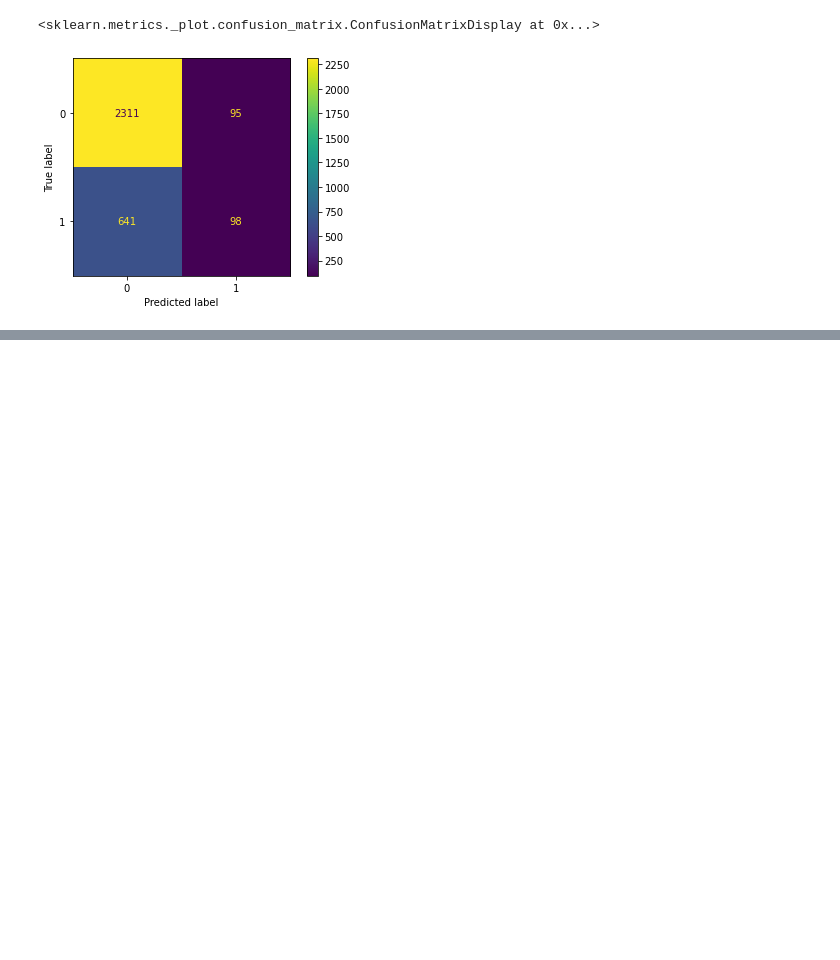
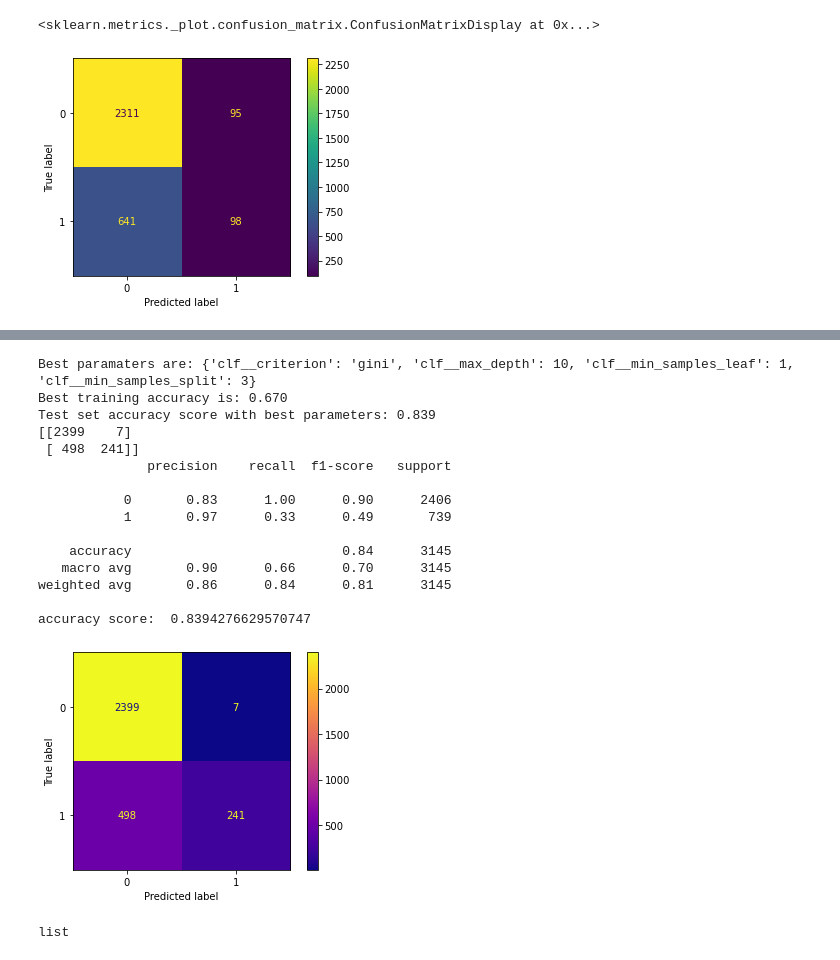
Before and after one commit to chris-helmerson/NFL_salarycap_optimization, a Jupyter notebook: Main_Notebook.ipynb, the cells around one changed output, grey strips where cells are left out. Saved outputs shown, nothing was run; the diff lists cells and outputs as text; code cells hidden in the pictures; blank space fills up the shorter version.

```diff
--- a/Main_Notebook.ipynb
+++ b/Main_Notebook.ipynb
@@ -1585,0 +1602,9 @@ Test 0.7659777424483307
+# %%
+# Function that takes in a Pipeline & Parameters then returns a gridsearch object with selected parameters.
+def gridsearch_maker(pipeline, params):
+
+    return GridSearchCV(estimator=pipeline,
+                        param_grid=params,
+                        scoring='balanced_accuracy',
+                        cv=10,
+                        n_jobs=-1)
@@ -1585,0 +1642,3 @@ Test 0.7659777424483307
+# %%
+param_range = [1, 2, 3, 4, 5, 6, 7, 8, 9, 10]
+param_range_small = [1.0, 0.5, 0.1]
@@ -1585,0 +1668,31 @@ Test 0.7659777424483307
+# %%
+# fitting Random Forest pipeline
+pipe_rf = pipe_maker(RandomForestClassifier)
+
+# setting grid search parameters
+grid_params_rf = [{'clf__criterion': ['gini', 'entropy'],
+                   'clf__min_samples_leaf': param_range,
+                   'clf__max_depth': param_range,
+                   'clf__min_samples_split': param_range[1:]}]
+
+# creating grid search object
+gs_rf = gridsearch_maker(pipe_rf, grid_params_rf)
+
+best_accuracy(gs_rf)
+# %% [output]
+Best paramaters are: {'clf__criterion': 'gini', 'clf__max_depth': 10, 'clf__min_samples_leaf': 1, 'clf__min_samples_split': 3}
+Best training accuracy is: 0.670
+Test set accuracy score with best parameters: 0.839
+[[2399    7]
+ [ 498  241]]
+              precision    recall  f1-score   support
+
+           0       0.83      1.00      0.90      2406
+           1       0.97      0.33      0.49       739
+
+    accuracy                           0.84      3145
+   macro avg       0.90      0.66      0.70      3145
+weighted avg       0.86      0.84      0.81      3145
+
+accuracy score:  0.8394276629570747
+[figure, added]
@@ -1585,0 +1701,4 @@ Test 0.7659777424483307
+# %%
+type(ID_list)
+# %% [output]
+list
```
Also changed, not shown: parts of 147 cells of this notebook.
